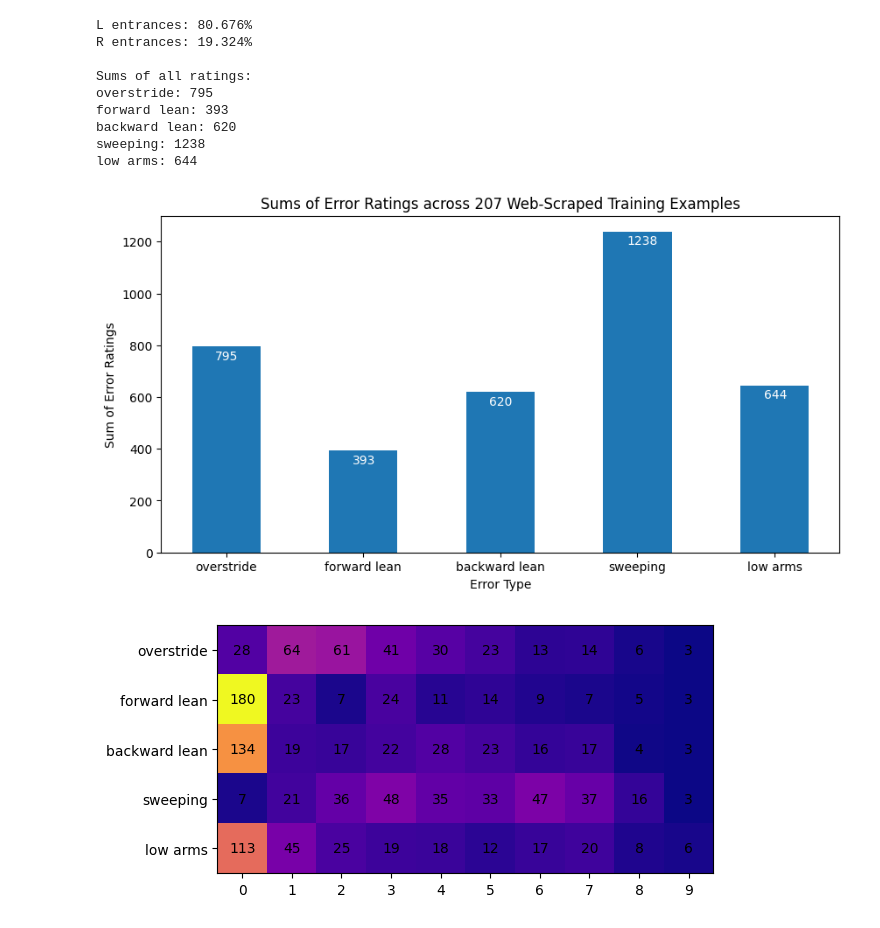
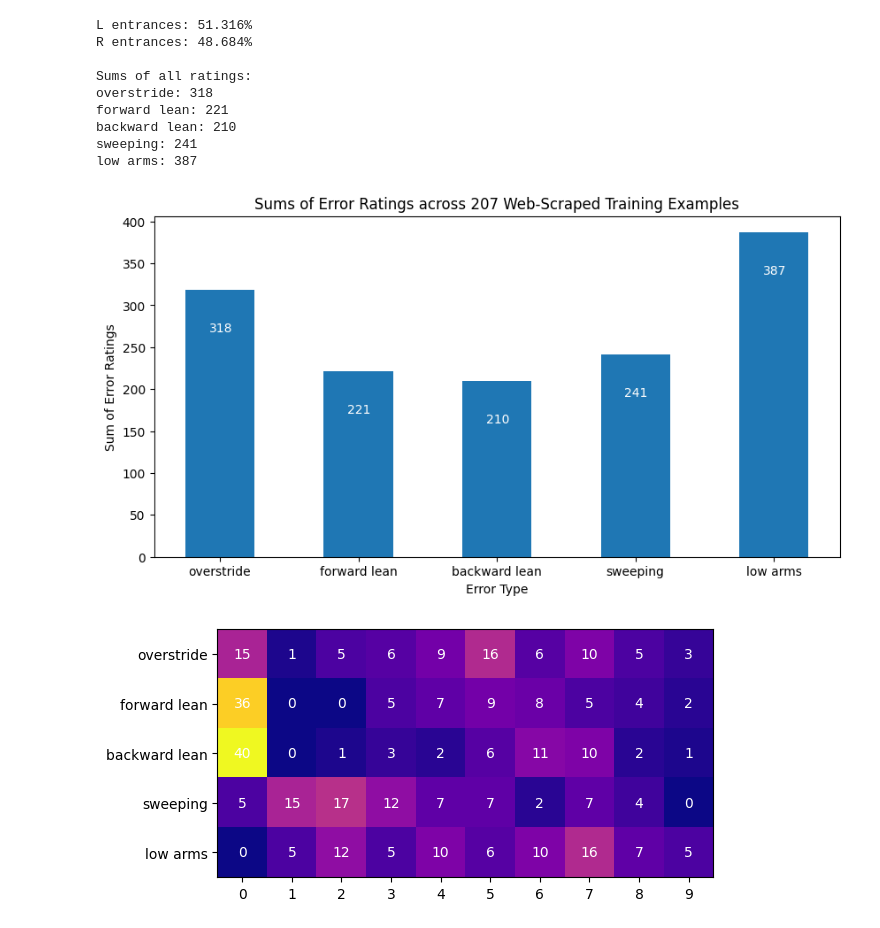
Before and after one commit to adarshramiyer/gAIt, a Jupyter notebook: data_processing/data_processing.ipynb, the cells around one changed output. Cells and saved outputs as stored; diff of their text form; code cells hidden in the pictures.

Commit message:
extra figures

```diff
--- a/data_processing/data_processing.ipynb
+++ b/data_processing/data_processing.ipynb
@@ -6,7 +6,7 @@ import pandas as pd
 import numpy as np
 # %%
 
-video_data = os.listdir('..\\data_scraping\\Web_Scrape_Labeled_2\\')
+video_data = [] #os.listdir('..\\data_scraping\\Web_Scrape_Labeled_2\\')
 video_data = video_data + os.listdir('..\\data_supplement\\Self_Record_Labeled\\')
 # print(video_data)
 
@@ -17,7 +17,7 @@ s_counter = 0
 l_counter = 0
 
 left_counter = 0
-NUM_FILES = 207
+NUM_FILES = 76
 
 for filename in video_data:
     o_counter += int(filename[4])
@@ -60,42 +60,44 @@ for index, value in enumerate(rating_sums):
 
 plt.show()
 # %% [output]
-L entrances: 80.676%
-R entrances: 19.324%
+L entrances: 51.316%
+R entrances: 48.684%
 
 Sums of all ratings:
-overstride: 795
-forward lean: 393
-backward lean: 620
-sweeping: 1238
-low arms: 644
+overstride: 318
+forward lean: 221
+backward lean: 210
+sweeping: 241
+low arms: 387
-[figure, old version]
+[figure, new version]
 # %%
 ratings = ['0', '1', '2', '3', '4', '5', '6', '7', '8', '9']
 
 type_count = np.zeros((5, 10), dtype=int)
 
 for filename in video_data:
     type_count[0][int(filename[4])] += 1
     type_count[1][int(filename[7])] += 1
     type_count[2][int(filename[10])] += 1
     type_count[3][int(filename[13])] += 1
     type_count[4][int(filename[16])] += 1
 
 # print(type_count)
 
+
+
 fig, ax = plt.subplots()
 im = ax.imshow(type_count, cmap='plasma')
 
 ax.set_xticks(np.arange(len(ratings)))
 ax.set_yticks(np.arange(len(errors)))
 ax.set_xticklabels(ratings)
 ax.set_yticklabels(errors)
 
 for i in range(len(errors)):
     for j in range(len(ratings)):
-        text = ax.text(j, i, type_count[i, j], ha="center", va="center", color="black")
+        text = ax.text(j, i, type_count[i, j], ha="center", va="center", color="white")
 
 plt.show()
 # %% [output]
-[figure, old version]
+[figure, new version]
```
Also changed, not shown: 2 other files.
